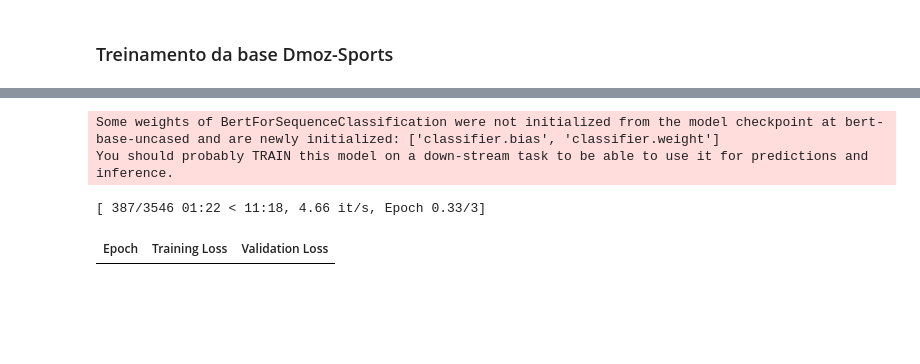
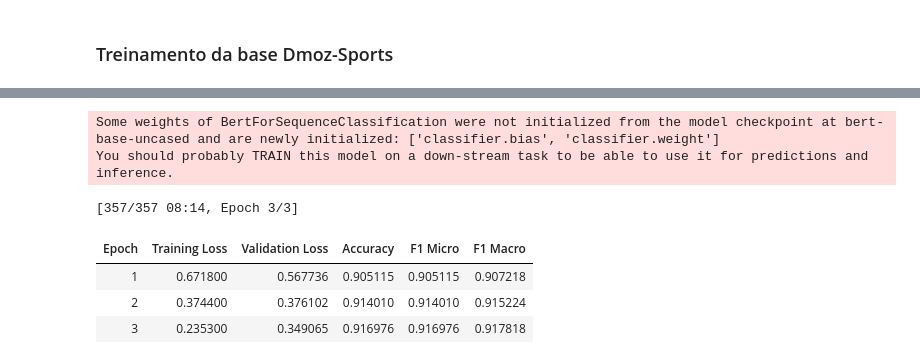
Before and after one commit to thyarles/unb-fmc-nlp, a Jupyter notebook: aula_10/exercicio10.ipynb, the cells around one changed output, grey strips where cells are left out. Cells and saved outputs as stored; diff of their text form; code cells hidden in the pictures; blank space fills up the shorter version.

```diff
--- a/aula_10/exercicio10.ipynb
+++ b/aula_10/exercicio10.ipynb
@@ -33,23 +33,26 @@ Tokens IDs       : [101, 5862, 3534, 2118, 1011, 2273, 1005, 1055, 2650, 1998, 2
 # %%
 # Treina modelo
 from transformers import TrainingArguments
 
 dmoz_sports.treinar(TrainingArguments(
     output_dir='./out',
     num_train_epochs=3,
-    per_device_train_batch_size=8,
-    per_device_eval_batch_size=8,
+    per_device_train_batch_size=80,
+    per_device_eval_batch_size=80,
     evaluation_strategy='epoch',
     logging_dir='./logs',
-    logging_steps=1,
+    logging_steps=10,
     save_strategy='epoch',
     load_best_model_at_end=True,
 ))
 # %% [output]
 Some weights of BertForSequenceClassification were not initialized from the model checkpoint at bert-base-uncased and are newly initialized: ['classifier.bias', 'classifier.weight']
 You should probably TRAIN this model on a down-stream task to be able to use it for predictions and inference.
-[ 387/3546 01:22 < 11:18, 4.66 it/s, Epoch 0.33/3]
+[357/357 08:14, Epoch 3/3]
-| Epoch | Training Loss | Validation Loss |
+| Epoch | Training Loss | Validation Loss | Accuracy | F1 Micro | F1 Macro |
+| 1 | 0.671800 | 0.567736 | 0.905115 | 0.905115 | 0.907218 |
+| 2 | 0.374400 | 0.376102 | 0.914010 | 0.914010 | 0.915224 |
+| 3 | 0.235300 | 0.349065 | 0.916976 | 0.916976 | 0.917818 |
 # %%
 # Métricas no conjunto de teste
 resultado = dmoz_sports.modelo_treinado.predict(dmoz_sports.ds_teste)
```
Also changed, not shown: parts of 14 cells of this notebook, 2 other files.
